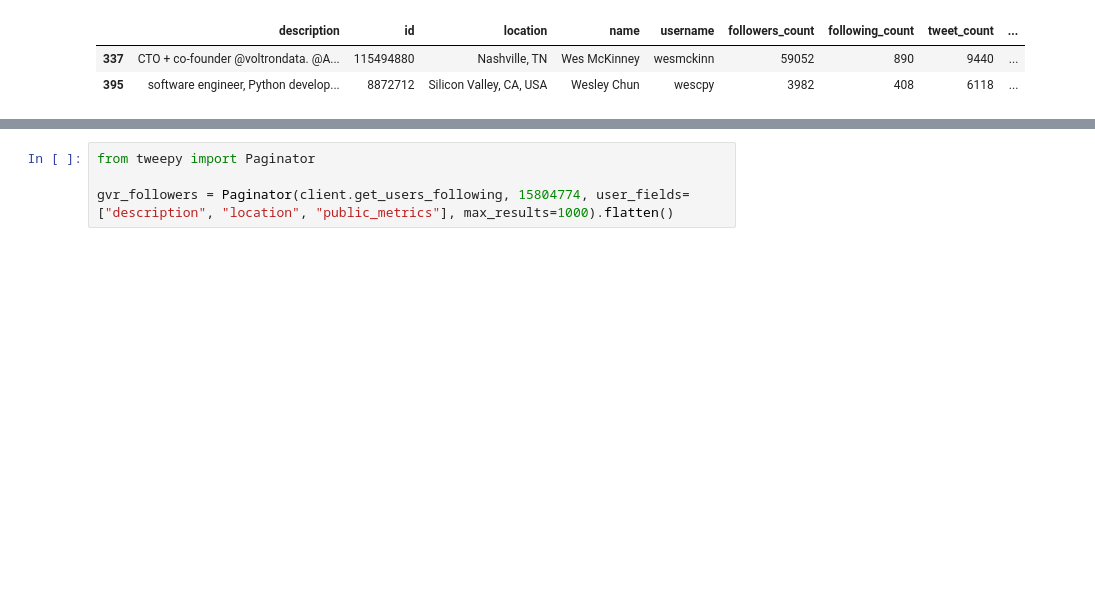
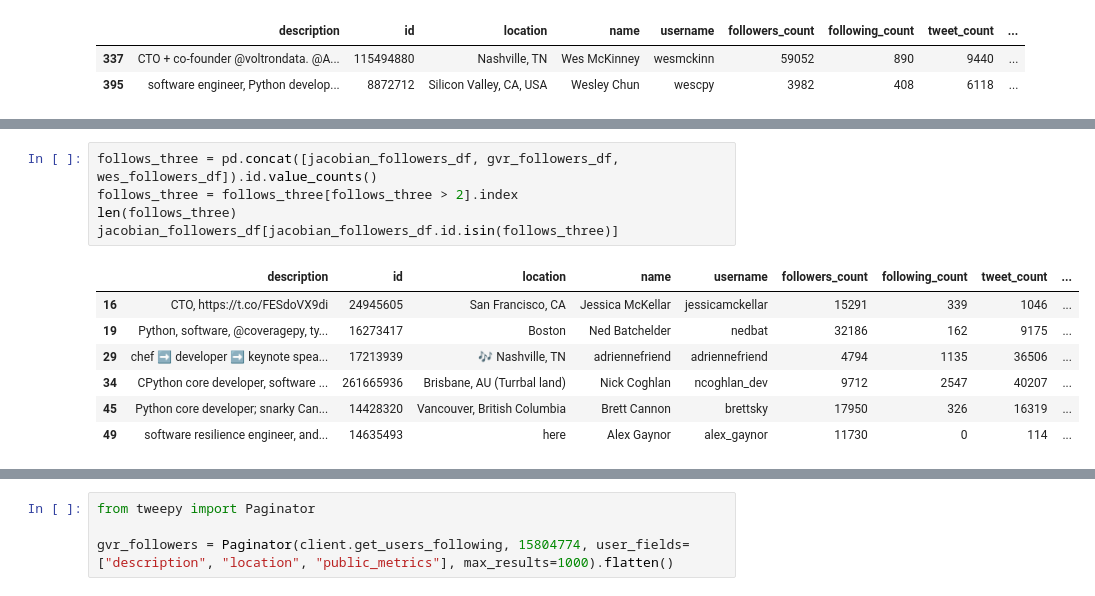
Before and after one commit to oneextrafact/python-twitterverse, a Jupyter notebook: notebooks/1.0-daveg-python-social-network.ipynb, the cells around one changed output, grey strips where cells are left out. Cells and saved outputs as stored; diff of their text form; blank space fills up the shorter version.

```diff
--- a/notebooks/1.0-daveg-python-social-network.ipynb
+++ b/notebooks/1.0-daveg-python-social-network.ipynb
@@ -104,0 +128,13 @@ gvr_followers[0][0]
+# %%
+follows_three = pd.concat([jacobian_followers_df, gvr_followers_df, wes_followers_df]).id.value_counts()
+follows_three = follows_three[follows_three > 2].index
+len(follows_three)
+jacobian_followers_df[jacobian_followers_df.id.isin(follows_three)]
+# %% [output]
+|  | description | id | location | name | username | followers_count | following_count | tweet_count | ... |
+| 16 | CTO, https://t.co/FESdoVX9di | 24945605 | San Francisco, CA | Jessica McKellar | jessicamckellar | 15291 | 339 | 1046 | ... |
+| 19 | Python, software, @coveragepy, ty... | 16273417 | Boston | Ned Batchelder | nedbat | 32186 | 162 | 9175 | ... |
+| 29 | chef ➡️ developer ➡️ keynote spea... | 17213939 | 🎶 Nashville, TN | adriennefriend | adriennefriend | 4794 | 1135 | 36506 | ... |
+| 34 | CPython core developer, software ... | 261665936 | Brisbane, AU (Turrbal land) | Nick Coghlan | ncoghlan_dev | 9712 | 2547 | 40207 | ... |
+| 45 | Python core developer; snarky Can... | 14428320 | Vancouver, British Columbia | Brett Cannon | brettsky | 17950 | 326 | 16319 | ... |
+| 49 | software resilience engineer, and... | 14635493 | here | Alex Gaynor | alex_gaynor | 11730 | 0 | 114 | ... |
```
Also changed, not shown: parts of 35 cells of this notebook.
